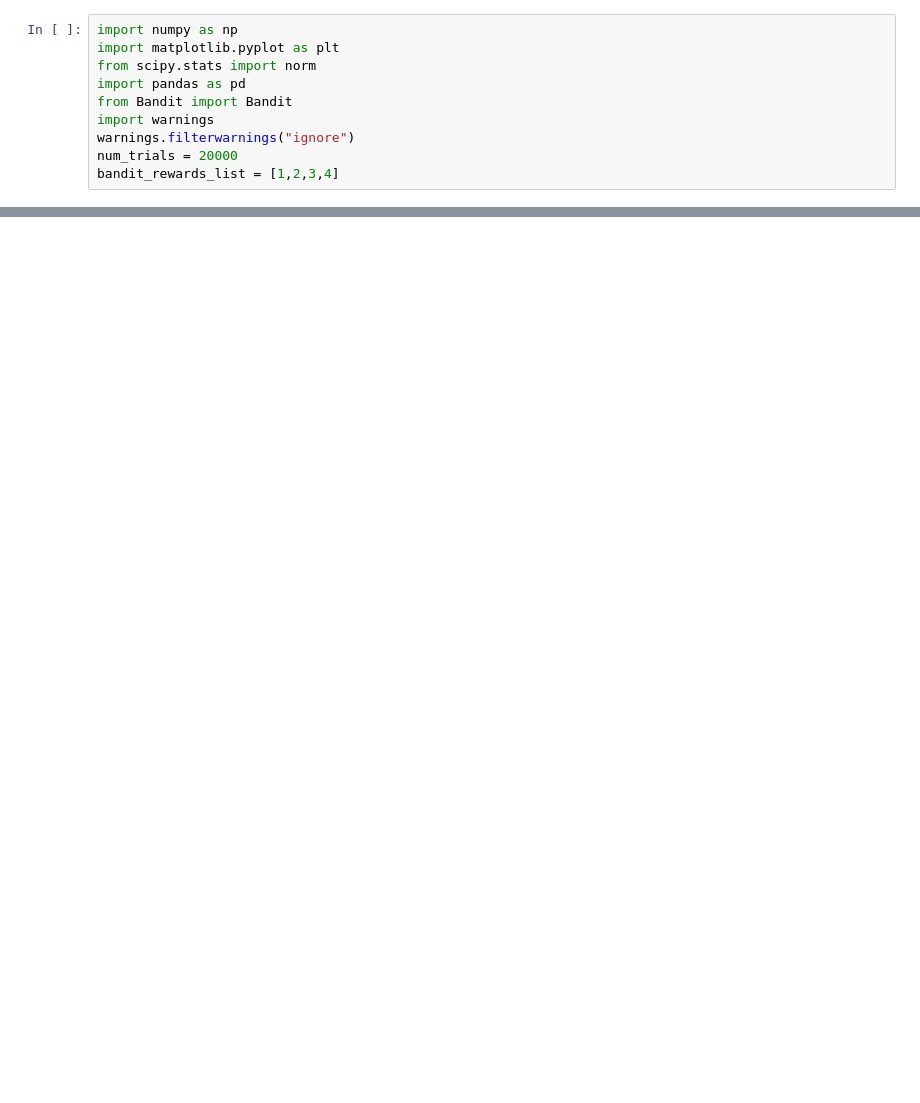
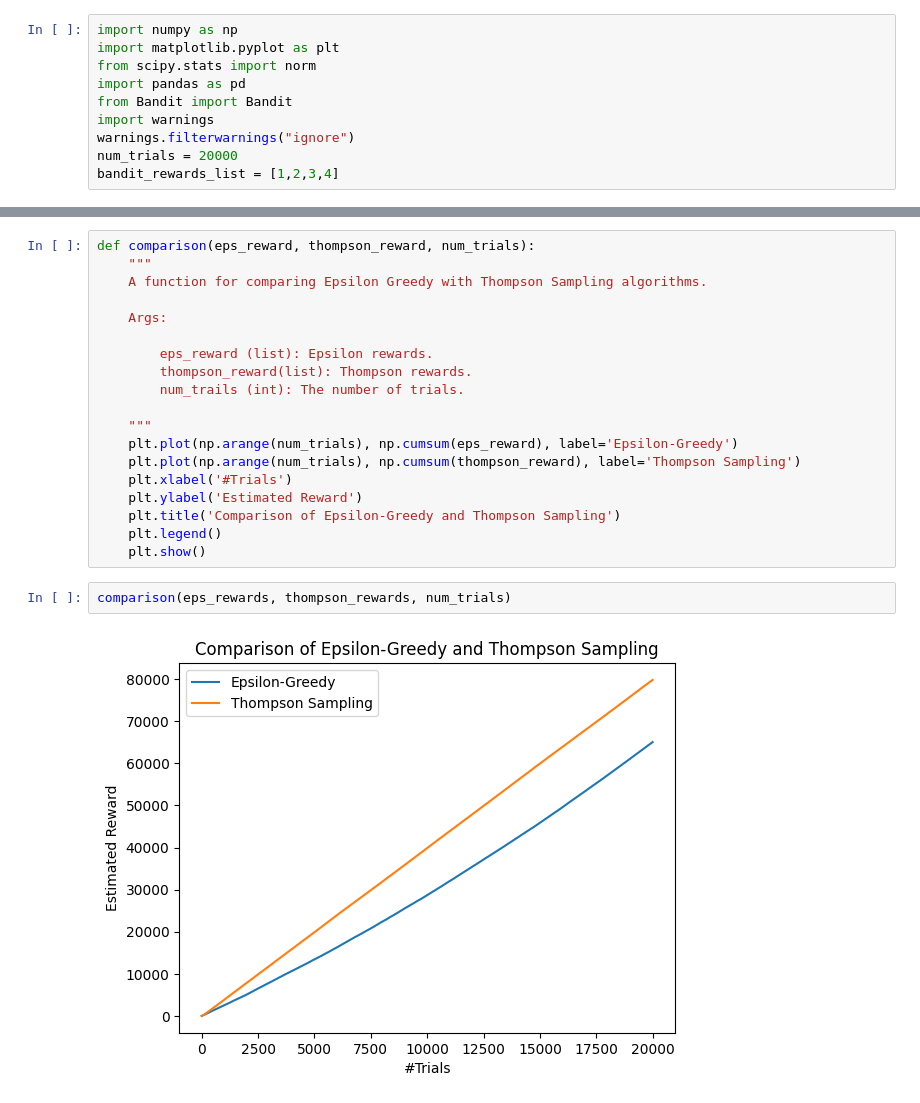
Before and after one commit to lilit54548/MarketingHW2, a Jupyter notebook: ABtesting.ipynb, the cells around one changed output, grey strips where cells are left out. Drawn from its saved outputs; the diff is of its cells as text; blank space fills up the shorter version.

```diff
--- a/ABtesting.ipynb
+++ b/ABtesting.ipynb
@@ -170,0 +228,23 @@ class EpsilonGreedyBandit(Bandit):
+# %%
+def comparison(eps_reward, thompson_reward, num_trials):
+    """
+    A function for comparing Epsilon Greedy with Thompson Sampling algorithms.
+
+    Args:
+
+        eps_reward (list): Epsilon rewards.
+        thompson_reward(list): Thompson rewards.
+        num_trails (int): The number of trials.
+
+    """
+    plt.plot(np.arange(num_trials), np.cumsum(eps_reward), label='Epsilon-Greedy')
+    plt.plot(np.arange(num_trials), np.cumsum(thompson_reward), label='Thompson Sampling')
+    plt.xlabel('#Trials')
+    plt.ylabel('Estimated Reward')
+    plt.title('Comparison of Epsilon-Greedy and Thompson Sampling')
+    plt.legend()
+    plt.show()
+# %%
+comparison(eps_rewards, thompson_rewards, num_trials)
+# %% [output]
+[figure, added]
```
Also changed, not shown: parts of 5 cells of this notebook.
